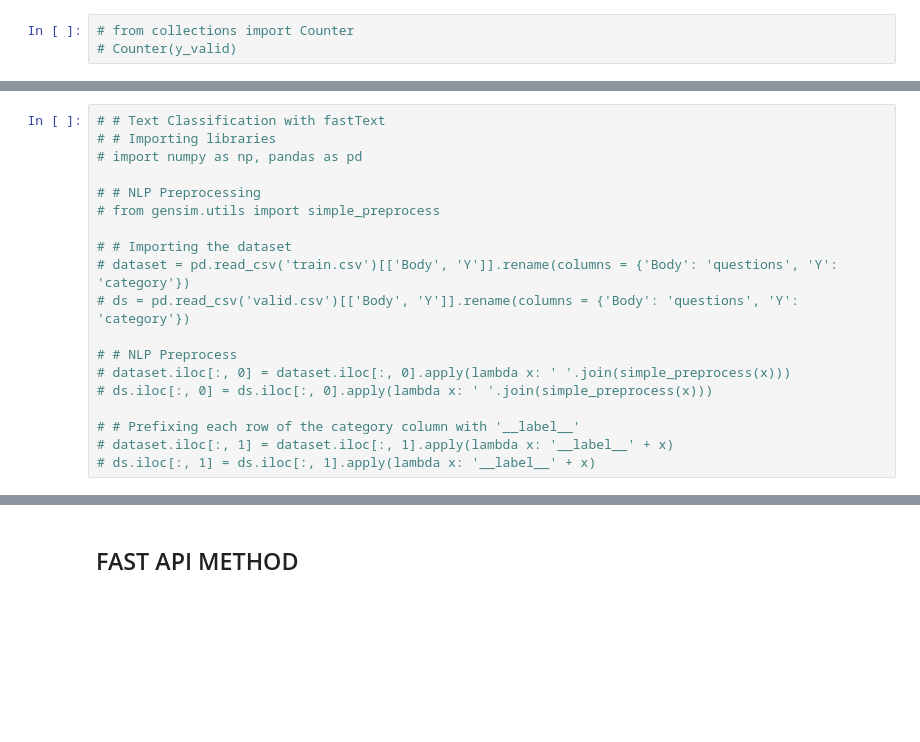
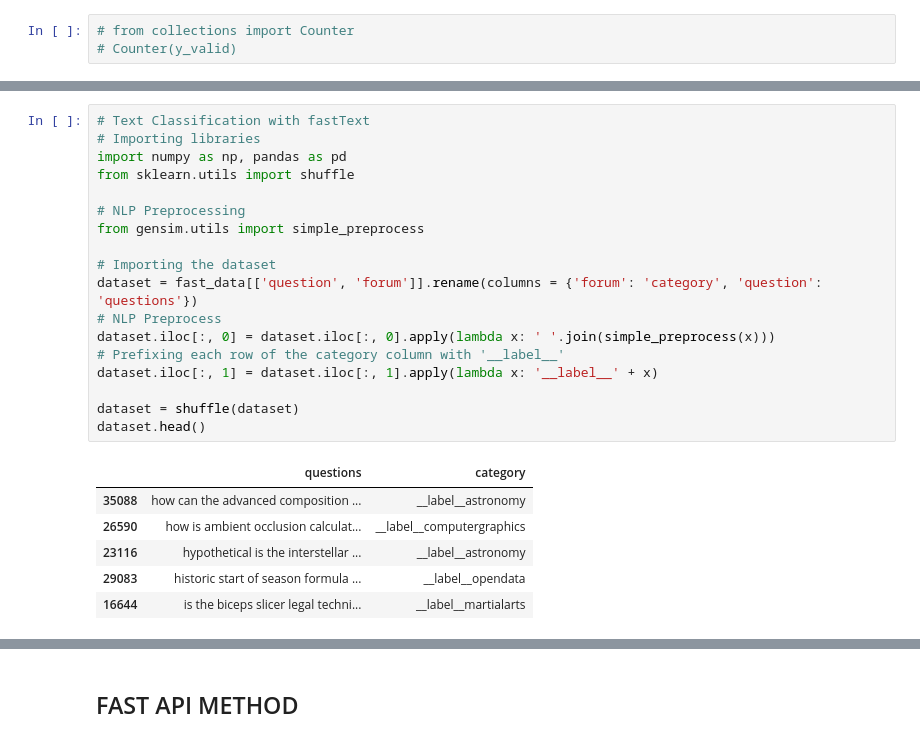
Before and after one commit to jefferyansah/forum_predictor, a Jupyter notebook: ELIIZA.ipynb, the cells around one changed output, grey strips where cells are left out. Cells and saved outputs as stored; diff of their text form; blank space fills up the shorter version.

```diff
--- a/ELIIZA.ipynb
+++ b/ELIIZA.ipynb
@@ -380,19 +574,25 @@ accuracy_score(y_valid,y_preds)
 # %%
-# # Text Classification with fastText
-# # Importing libraries
-# import numpy as np, pandas as pd
+# Text Classification with fastText
+# Importing libraries
+import numpy as np, pandas as pd
+from sklearn.utils import shuffle
 
-# # NLP Preprocessing
-# from gensim.utils import simple_preprocess
+# NLP Preprocessing
+from gensim.utils import simple_preprocess
 
-# # Importing the dataset
-# dataset = pd.read_csv('train.csv')[['Body', 'Y']].rename(columns = {'Body': 'questions', 'Y': 'category'})
-# ds = pd.read_csv('valid.csv')[['Body', 'Y']].rename(columns = {'Body': 'questions', 'Y': 'category'})
+# Importing the dataset
+dataset = fast_data[['question', 'forum']].rename(columns = {'forum': 'category', 'question': 'questions'})
+# NLP Preprocess
+dataset.iloc[:, 0] = dataset.iloc[:, 0].apply(lambda x: ' '.join(simple_preprocess(x)))
+# Prefixing each row of the category column with '__label__'
+dataset.iloc[:, 1] = dataset.iloc[:, 1].apply(lambda x: '__label__' + x)
 
-# # NLP Preprocess
-# dataset.iloc[:, 0] = dataset.iloc[:, 0].apply(lambda x: ' '.join(simple_preprocess(x)))
-# ds.iloc[:, 0] = ds.iloc[:, 0].apply(lambda x: ' '.join(simple_preprocess(x)))
-
-# # Prefixing each row of the category column with '__label__'
-# dataset.iloc[:, 1] = dataset.iloc[:, 1].apply(lambda x: '__label__' + x)
-# ds.iloc[:, 1] = ds.iloc[:, 1].apply(lambda x: '__label__' + x)
+dataset = shuffle(dataset)
+dataset.head()
+# %% [output]
+|  | questions | category |
+| 35088 | how can the advanced composition ... | __label__astronomy |
+| 26590 | how is ambient occlusion calculat... | __label__computergraphics |
+| 23116 | hypothetical is the interstellar ... | __label__astronomy |
+| 29083 | historic start of season formula ... | __label__opendata |
+| 16644 | is the biceps slicer legal techni... | __label__martialarts |
```
Also changed, not shown: parts of 9 cells of this notebook, 2 other files.
